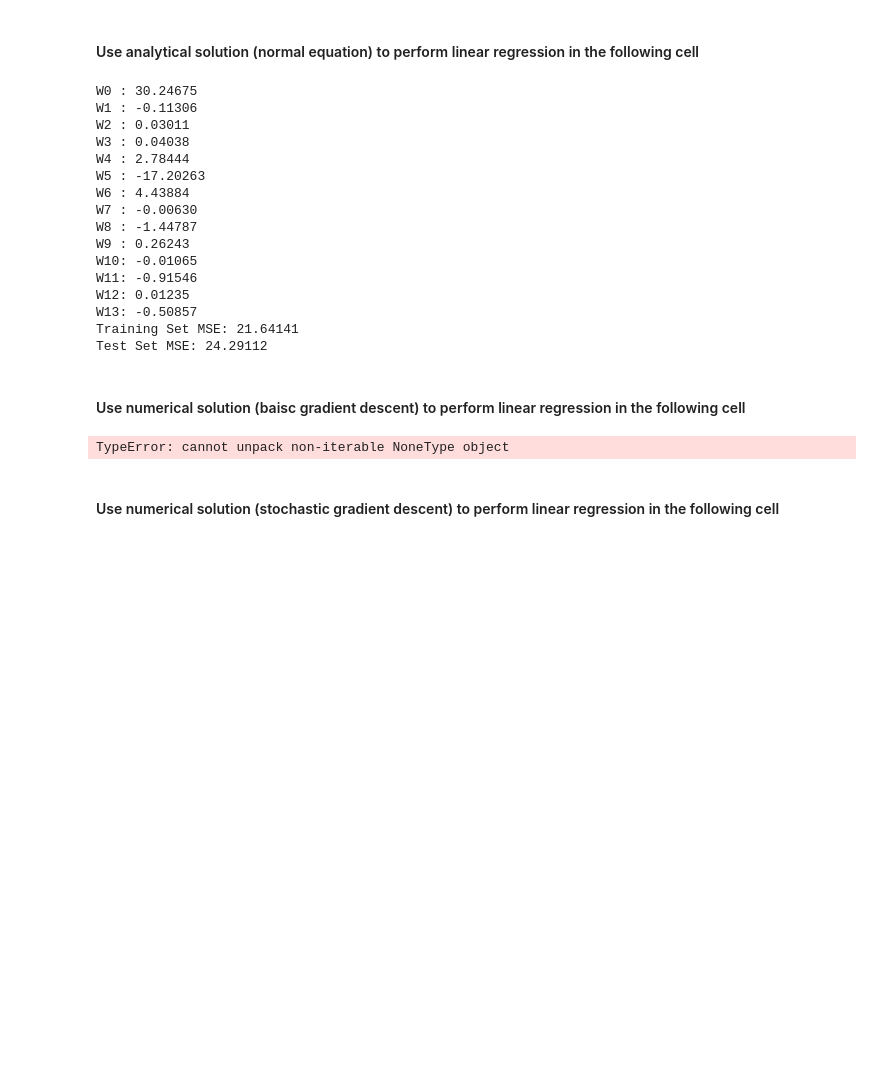
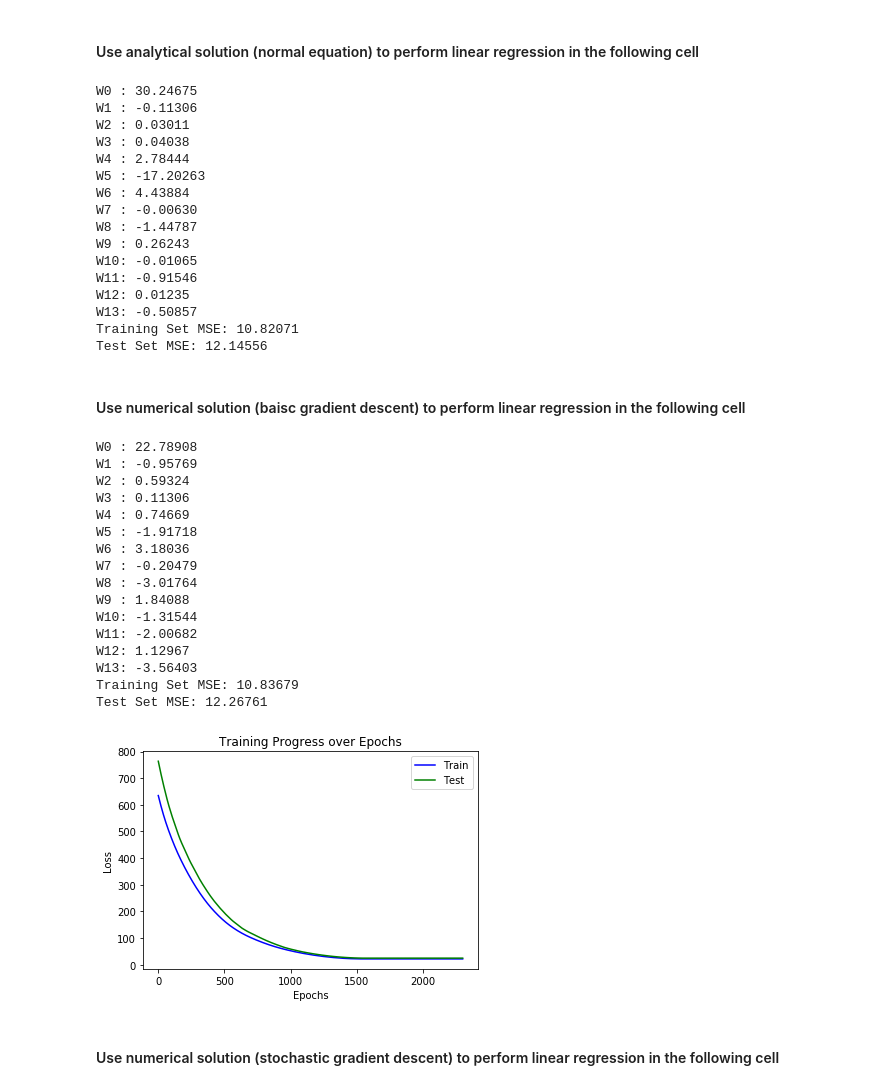
Before and after one commit to ThatTallProgrammer/MachineLearningHomework, a Jupyter notebook: Assignment_1.ipynb, the cells around one changed output. Saved outputs shown, nothing was run; the diff lists cells and outputs as text; code cells hidden in the pictures; blank space fills up the shorter version.

```diff
--- a/Assignment_1.ipynb
+++ b/Assignment_1.ipynb
@@ -87,8 +87,8 @@ for i in range(len(w)):
 # Task 2-4: show errors on training dataset and testing dataset
 train_predict = myPredictFun(train_data_intercept, w)
 test_predict = myPredictFun(test_data_intercept, w)
-train_error = mean_squared_error(train_predict, train_target)
-test_error = mean_squared_error(test_predict, test_target)
+train_error = mean_squared_error(train_predict, train_target) / 2
+test_error = mean_squared_error(test_predict, test_target) / 2
 
 print('Training Set MSE: {:.5f}'.format(train_error))
 print('Test Set MSE: {:.5f}'.format(test_error))
@@ -107,47 +107,104 @@ W10: -0.01065
 W11: -0.91546
 W12: 0.01235
 W13: -0.50857
-Training Set MSE: 21.64141
-Test Set MSE: 24.29112
+Training Set MSE: 10.82071
+Test Set MSE: 12.14556
 # %% [markdown]
 <h4>Use numerical solution (baisc gradient descent) to perform linear regression in the following cell</h4>
 # %%
 # Feature scaling
 scaler = preprocessing.StandardScaler().fit(train_data)
 train_data = scaler.transform(train_data)
 test_data = scaler.transform(test_data)
 
 
 # Task 3-1: Implement a function performing gradient descent
 # Inputs: Training data, training label, leaerning rate, number of iterations
 # Output: the final Weights
 #         the loss history along iterations
-def myGradientDescentFun(X,y,learning_rate,numItrs):
-    return
+#
+# **Added test data arguments to track test loss over epochs**
+def myGradientDescentFun(X_train,X_test,y_train,y_test,learning_rate,numItrs):
+
+    # create random weights
+    w = 20 * np.random.rand(X_train.shape[1], 1) - 10
+
+    # stores the training loss at first index and
+    # the testing loss at second index
+    loss = [list(), list()]
+
+    for _ in range(numItrs):
+        # loss and gradient share this calculation
+        # calculating here saves operations
+        u = y_train - np.matmul(X_train, w)
+        v = y_test - np.matmul(X_test, w)
+
+        # store loss from training data
+        loss[0].append(np.matmul(np.transpose(u), u)[0][0] / len(X_train))
+
+        # store loss from testing data
+        loss[1].append(np.matmul(np.transpose(v), v)[0][0] / len(X_test))
+
+        # take a step opposite the gradient value
+        w = w + learning_rate * np.sign(np.matmul(np.transpose(X_train), u))
+
+    return w, loss
 
 # Task 3-2: Implement a function performing prediction
 # Inputs: Testing data and weights
 # Output: Predictions
 def myPredictFun(X,w):
-    return
+    return np.matmul(X, w)
 
 # Here we insert a column of 1s into training_data and test_data (to be consistent with our lecture slides)
 train_data_intercept = np.insert(train_data, 0, 1, axis=1)
 test_data_intercept = np.insert(test_data, 0, 1, axis=1)
 
 # Here we call myGradientDescentFun to train the model and get weights
 # Note: you need to figure out good learning rate value and the number of iterations
-w, loss = myGradientDescentFun(train_data_intercept,train_target,0,0)
+w, loss = myGradientDescentFun(train_data_intercept,test_data_intercept,train_target,test_target,0.01,1600
+                              )
 
 # Task 3-3: show intercept and coefficents
-
+for i in range(len(w)):
+    print("W{:<2}: {:.5f}".format(i, w[i][0]))
 
 # Task 3-4: show errors on training dataset and testing dataset
+train_predict = myPredictFun(train_data_intercept, w)
+test_predict = myPredictFun(test_data_intercept, w)
+train_error = mean_squared_error(train_predict, train_target) / 2
+test_error = mean_squared_error(test_predict, test_target) / 2
+
+print('Training Set MSE: {:.5f}'.format(train_error))
+print('Test Set MSE: {:.5f}'.format(test_error))
 
 
 # Task 3-5: plot learning curves showing training errors and testing errors along iterations
+plt.plot(range(len(loss[0])), loss[0], color='blue')  # training loss
+plt.plot(range(len(loss[1])), loss[1], color='green') # testing loss
+plt.ylabel('Loss')
+plt.xlabel('Epochs')
+plt.title('Training Progress over Epochs')
+plt.gca().legend(('Train', 'Test'))
+plt.show()
 # %% [output]
-TypeError: cannot unpack non-iterable NoneType object
+W0 : 22.78908
+W1 : -0.95769
+W2 : 0.59324
+W3 : 0.11306
+W4 : 0.74669
+W5 : -1.91718
+W6 : 3.18036
+W7 : -0.20479
+W8 : -3.01764
+W9 : 1.84088
+W10: -1.31544
+W11: -2.00682
+W12: 1.12967
+W13: -3.56403
+Training Set MSE: 10.83679
+Test Set MSE: 12.26761
+[figure, added]
 # %% [markdown]
 <h4>Use numerical solution (stochastic gradient descent) to perform linear regression in the following cell</h4>
 # %%
```
Also changed, not shown: parts of 2 cells of this notebook, 5 other files.
